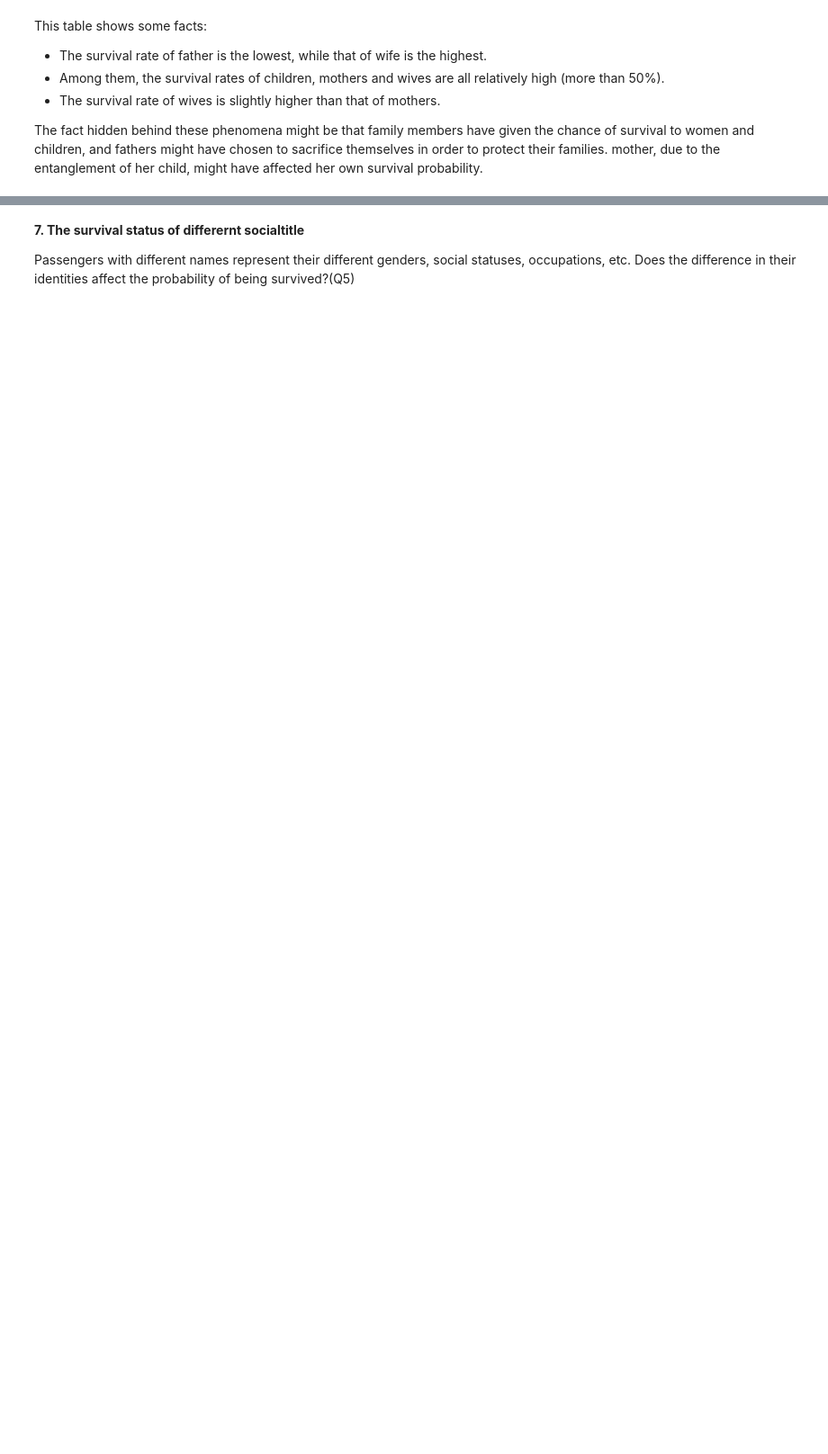
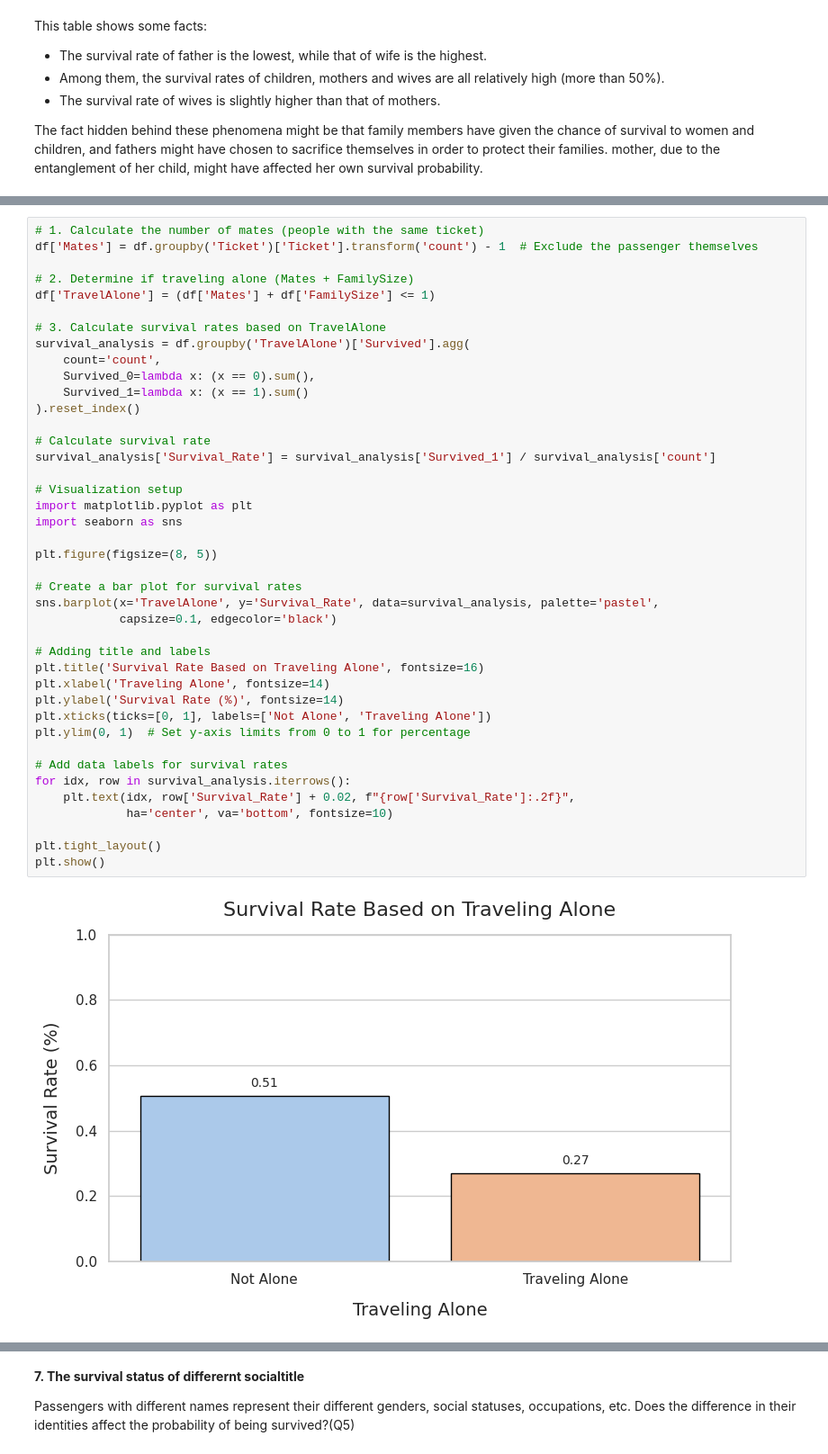
Before and after one commit to wuke0708/5001, a Jupyter notebook: CIV_Group2_f5.ipynb, the cells around one changed output, grey strips where cells are left out. Shown at 90% size. Drawn from its saved outputs; the diff is of its cells as text; blank space fills up the shorter version.

```diff
--- a/CIV_Group2_f5.ipynb
+++ b/CIV_Group2_f5.ipynb
@@ -686,0 +691,43 @@ The fact hidden behind these phenomena might be that family members have given t
+# %%
+# 1. Calculate the number of mates (people with the same ticket)
+df['Mates'] = df.groupby('Ticket')['Ticket'].transform('count') - 1  # Exclude the passenger themselves
+
+# 2. Determine if traveling alone (Mates + FamilySize)
+df['TravelAlone'] = (df['Mates'] + df['FamilySize'] <= 1)
+
+# 3. Calculate survival rates based on TravelAlone
+survival_analysis = df.groupby('TravelAlone')['Survived'].agg(
+    count='count',
+    Survived_0=lambda x: (x == 0).sum(),
+    Survived_1=lambda x: (x == 1).sum()
+).reset_index()
+
+# Calculate survival rate
+survival_analysis['Survival_Rate'] = survival_analysis['Survived_1'] / survival_analysis['count']
+
+# Visualization setup
+import matplotlib.pyplot as plt
+import seaborn as sns
+
+plt.figure(figsize=(8, 5))
+
+# Create a bar plot for survival rates
+sns.barplot(x='TravelAlone', y='Survival_Rate', data=survival_analysis, palette='pastel',
+            capsize=0.1, edgecolor='black')
+
+# Adding title and labels
+plt.title('Survival Rate Based on Traveling Alone', fontsize=16)
+plt.xlabel('Traveling Alone', fontsize=14)
+plt.ylabel('Survival Rate (%)', fontsize=14)
+plt.xticks(ticks=[0, 1], labels=['Not Alone', 'Traveling Alone'])
+plt.ylim(0, 1)  # Set y-axis limits from 0 to 1 for percentage
+
+# Add data labels for survival rates
+for idx, row in survival_analysis.iterrows():
+    plt.text(idx, row['Survival_Rate'] + 0.02, f"{row['Survival_Rate']:.2f}",
+             ha='center', va='bottom', fontsize=10)
+
+plt.tight_layout()
+plt.show()
+# %% [output]
+[figure, added]
```
Also changed, not shown: parts of 4 cells of this notebook.
